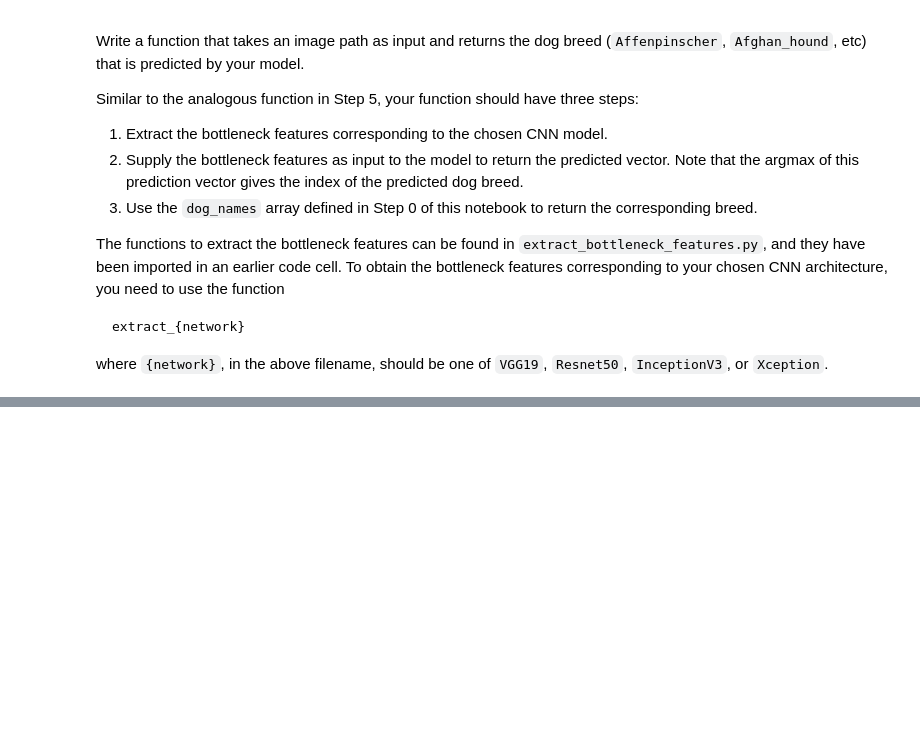
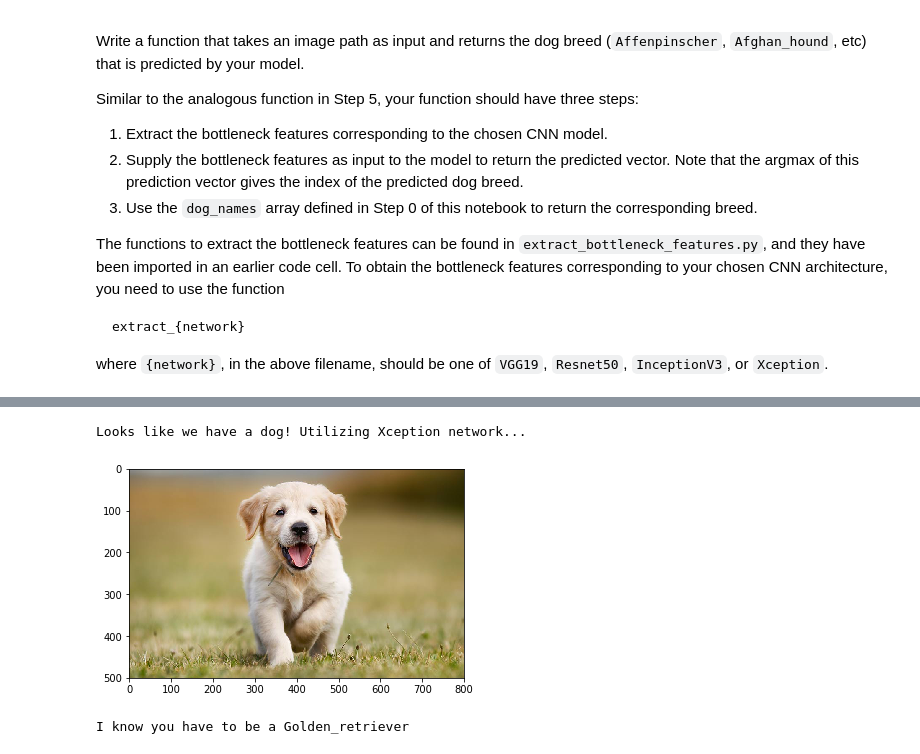
Before and after one commit to LivingProgram/dog-project, a Jupyter notebook: dog_app.ipynb, the cells around one changed output, grey strips where cells are left out. Drawn from its saved outputs; the diff is of its cells as text; code cells hidden in the pictures; blank space fills up the shorter version.

```diff
--- a/dog_app.ipynb
+++ b/dog_app.ipynb
@@ -765,0 +788,6 @@ __Answer:__
+# %%
+run_algo('sample-images/golden_retriever_puppy.jpg')
+# %% [output]
+Looks like we have a dog! Utilizing Xception network...
+[figure, added]
+I know you have to be a Golden_retriever
```
Also changed, not shown: parts of 14 cells of this notebook, 13 other files.
